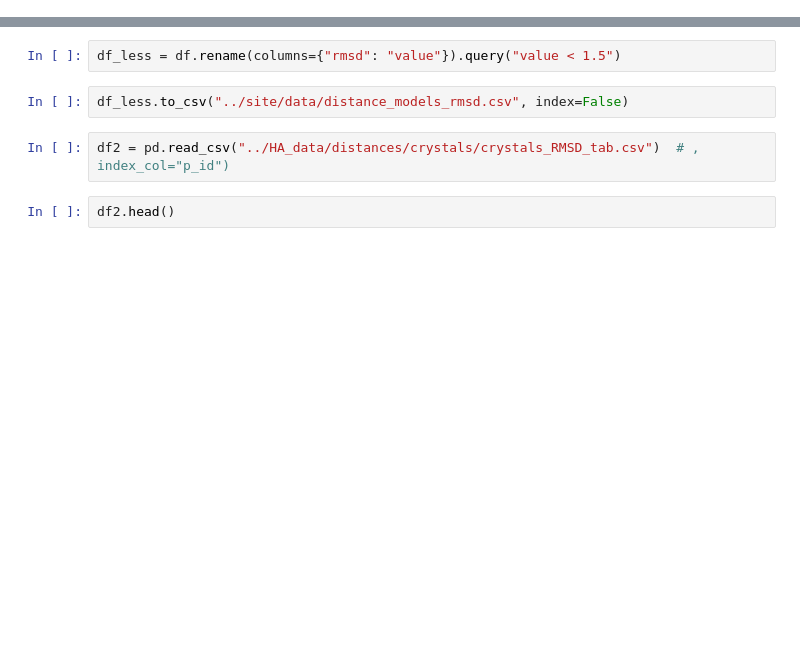
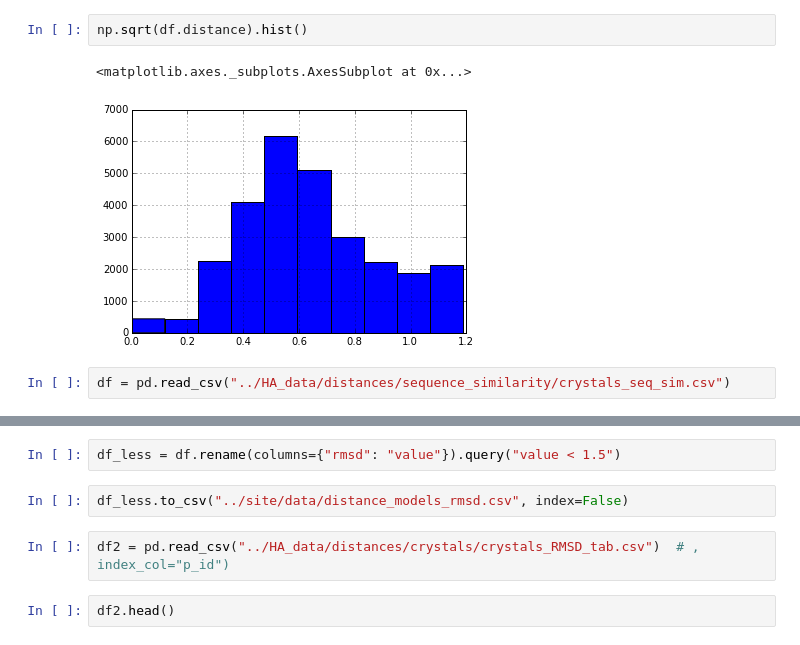
Before and after one commit to stared/bialkonet, a Jupyter notebook: ipy/6distance_lookup.ipynb, the cells around one changed output, grey strips where cells are left out. Drawn from its saved outputs; the diff is of its cells as text; blank space fills up the shorter version.

```diff
--- a/ipy/6distance_lookup.ipynb
+++ b/ipy/6distance_lookup.ipynb
@@ -19,0 +21,7 @@ df.rmsd.hist()
+# %%
+np.sqrt(df.distance).hist()
+# %% [output]
+<matplotlib.axes._subplots.AxesSubplot at 0x...>
+[figure, added]
+# %%
+df = pd.read_csv("../HA_data/distances/sequence_similarity/crystals_seq_sim.csv")
```
Also changed, not shown: parts of 6 cells of this notebook, 6 other files.
